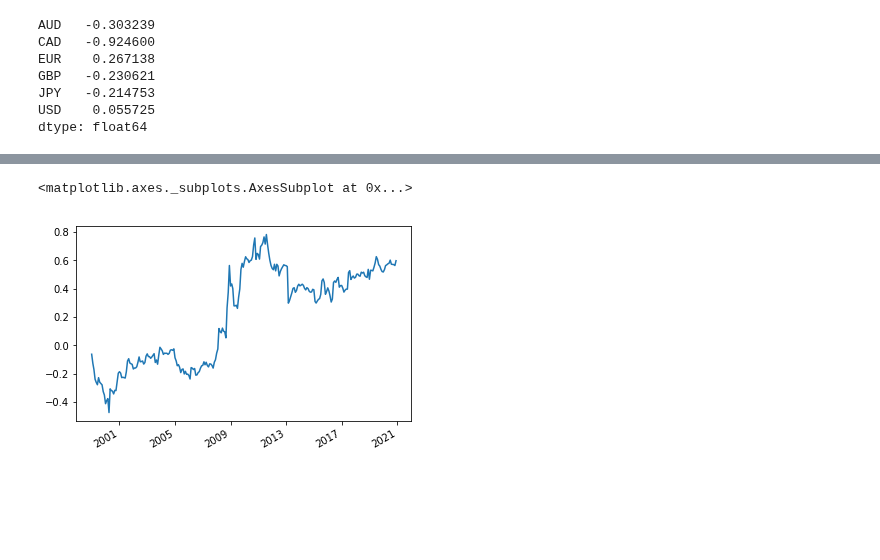
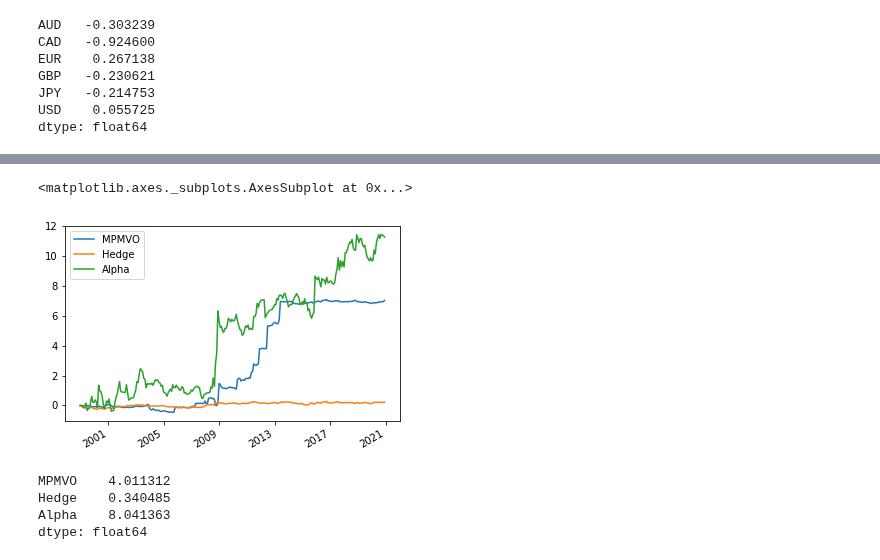
Before and after one commit to Tobias-Mann/Practicioners-Seminar-Notebook, a Jupyter notebook: Optimal Currency Hedging for International Equity Portfolios.ipynb, the cells around one changed output, grey strips where cells are left out. Drawn from its saved outputs; the diff is of its cells as text; code cells hidden in the pictures; blank space fills up the shorter version.

```diff
--- a/Optimal Currency Hedging for International Equity Portfolios.ipynb
+++ b/Optimal Currency Hedging for International Equity Portfolios.ipynb
@@ -179,6 +176,7 @@ USD    0.055725
 dtype: float64
 # %%
 # find appropriate currency weights for each month
+months_to_simulate=6
 months = list(set([(x.year, x.month) for x in excess_equities_returns.index]))
 excess_equities_returns=excess_equities_returns.dropna()
 daily_fx_excess = daily_fx_excess.dropna()
@@ -190,16 +188,20 @@ daily_fx_excess=daily_fx_excess[[col for col in daily_fx_excess.columns if col !
 
 get_data = lambda y,m: (excess_equities_returns[(excess_equities_returns.index.year.isin(y))&(excess_equities_returns.index.month.isin(m))], daily_fx_excess[(daily_fx_excess.index.year.isin(y)) & (daily_fx_excess.index.month.isin(m))])
 #weights = pd.DataFrame(index=pd.to_datetime([dt.date(year=x[0], month=x[1], day=1) for x in months[3:]]), columns=daily_fx_excess.columns)
-weights=dict()
-for i in range(len(months)-3):
-    y,m = list(zip(*months[i:i+2]))
+sr_weights=dict()
+hedge_weights=dict()
+alpha_weights=dict()
+k=dict()
+for i in range(len(months)-months_to_simulate):
+    y,m = list(zip(*months[i:i+(months_to_simulate-1)]))
     fx, eq = get_data(y,m)
-    year,month = months[i+3]
+    year,month = months[i+months_to_simulate]
     time_index = pd.to_datetime(dt.date(year=year,month=month,day=1))
-    #print(get_weights(eq,fx))
-    #print(time_index, get_weights(eq,fx)
-    weights[time_index] = get_weights(eq,fx)
+    sr_weights[time_index], hedge_weights[time_index], alpha_weights[time_index], k[time_index]= get_weights(eq,fx)
 
-weights = pd.DataFrame(weights).T.sort_index()
+sr_weights = pd.DataFrame(sr_weights).T.sort_index()
+hedge_weights = pd.DataFrame(hedge_weights).T.sort_index()
+alpha_weights = pd.DataFrame(alpha_weights).T.sort_index()
+k = pd.DataFrame(k).T.sort_index()
 # %%
 #simulate returns with currency weights for each month
@@ -228,11 +210,24 @@ daily_fx_returns_with_interest = daily_fx_excess.add(daily_fi).dropna()
 monthly_fx_interest_returns = daily_fx_returns_with_interest.groupby([daily_fx_returns_with_interest.index.year, daily_fx_returns_with_interest.index.month]).agg(lambda x: x.sum())
 monthly_fx_interest_returns.index=pd.to_datetime(list(dt.date(year=x[0], month=x[1], day=1) for x in monthly_fx_interest_returns.index))
 # %%
-monthly_fx_interest_returns = monthly_fx_interest_returns[monthly_fx_interest_returns.index.isin(weights.index)]
-weights = weights[weights.index.isin(monthly_fx_interest_returns.index)]
+monthly_fx_interest_returns = monthly_fx_interest_returns[monthly_fx_interest_returns.index.isin(sr_weights.index)]
+sr_weights = sr_weights[sr_weights.index.isin(monthly_fx_interest_returns.index)]
+hedge_weights = hedge_weights[hedge_weights.index.isin(monthly_fx_interest_returns.index)]
+alpha_weights = alpha_weights[alpha_weights.index.isin(monthly_fx_interest_returns.index)]
 # %%
 #plotting cumulative return of the sharp ratio omtimizing hedge
-monthly_fx_interest_returns.multiply(weights).sum(axis=1).cumsum().plot()
+portfolios = pd.DataFrame(index=monthly_fx_interest_returns.index)
+portfolios["MPMVO"] = monthly_fx_interest_returns.multiply(sr_weights).sum(axis=1).cumsum()
+portfolios["Hedge"] = monthly_fx_interest_returns.multiply(hedge_weights).sum(axis=1).cumsum()
+portfolios["Alpha"] = monthly_fx_interest_returns.multiply(alpha_weights).sum(axis=1).cumsum()
+portfolios.plot()
 # %% [output]
 <matplotlib.axes._subplots.AxesSubplot at 0x...>
-[figure, old version]
+[figure, new version]
+# %%
+portfolios.std()
+# %% [output]
+MPMVO    4.011312
+Hedge    0.340485
+Alpha    8.041363
+dtype: float64
```
Also changed, not shown: parts of 4 cells of this notebook.
